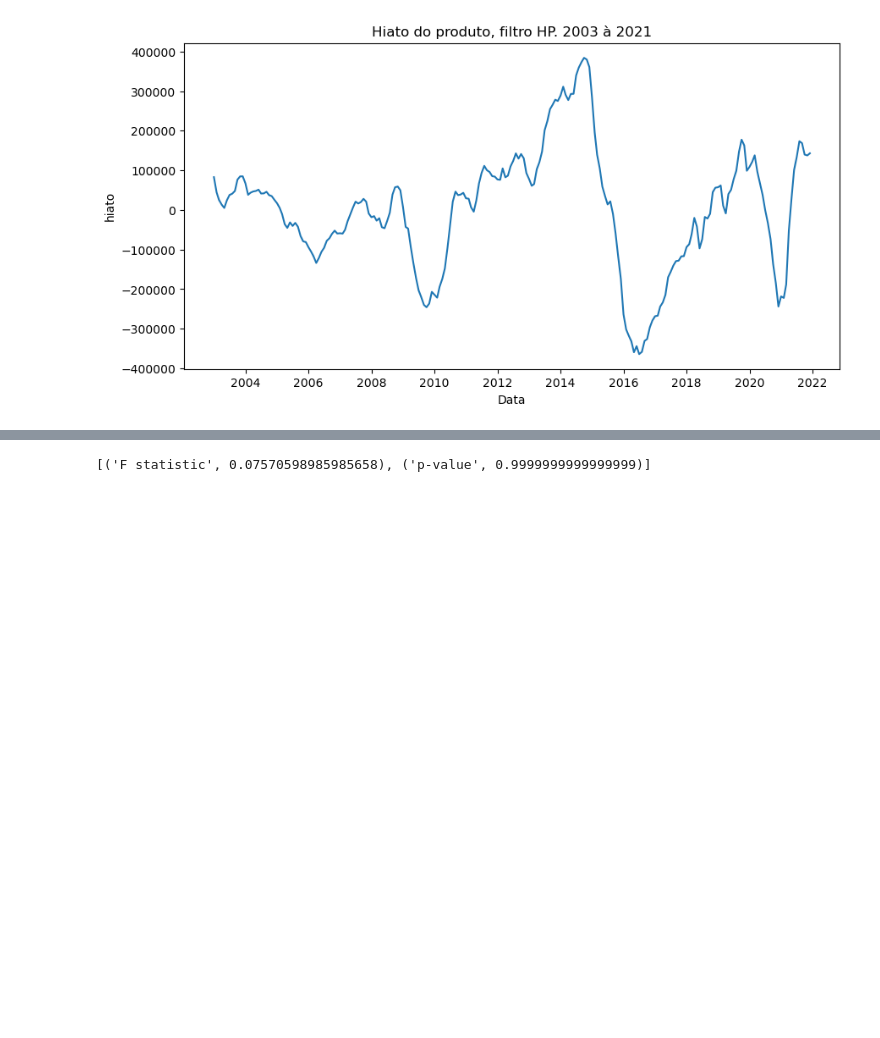
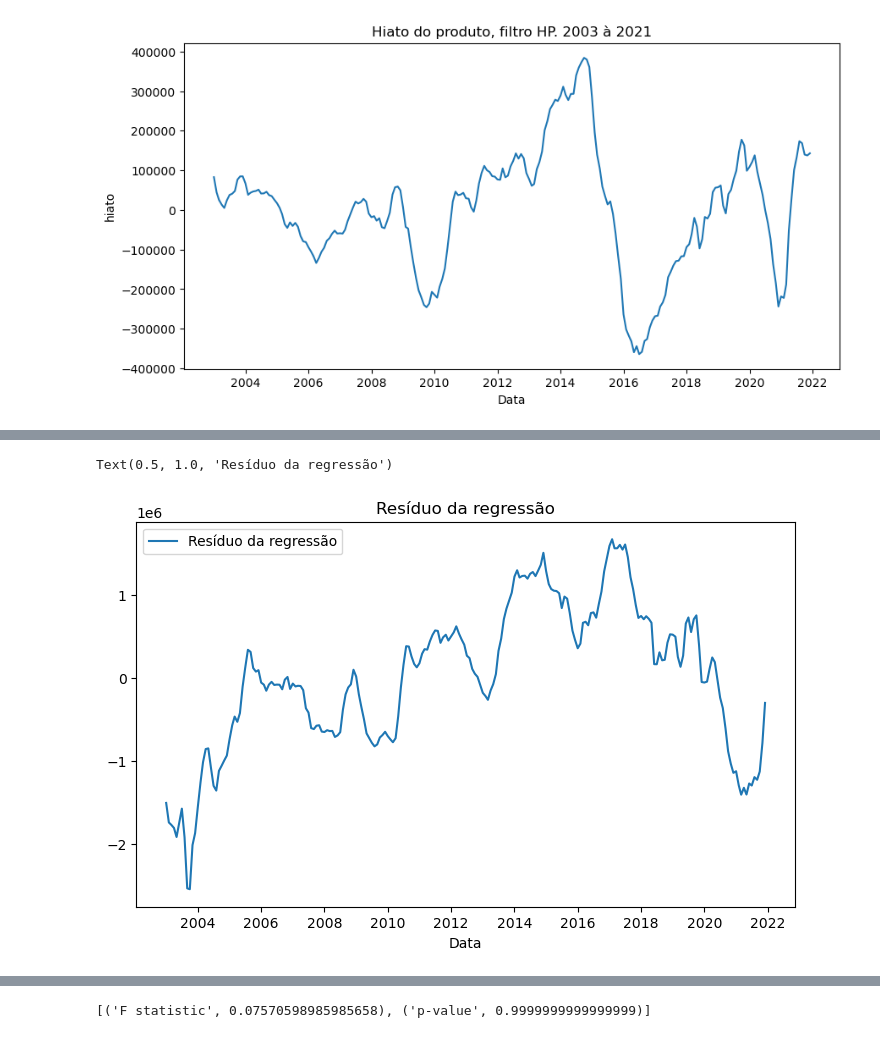
Before and after one commit to rehpires/EconometriaUFPB-2022, a Jupyter notebook: Script.ipynb, the cells around one changed output, grey strips where cells are left out. Saved outputs shown, nothing was run; the diff lists cells and outputs as text; code cells hidden in the pictures; blank space fills up the shorter version.

```diff
--- a/Script.ipynb
+++ b/Script.ipynb
@@ -652,6 +664,15 @@ Prob(Omnibus):              0.068              Jarque-Bera (JB):             5.4
 Skew:                       -0.361             Prob(JB):                     0.064
 Kurtosis:                   2.762              Condition No.:                33
 ==================================================================================
+# %%
+plt.rcParams["figure.figsize"] = (8.5,5)
+fig, ax = plt.subplots(1,1)
+
+sns.lineplot(data=result2.resid,dashes=True,label = "Resíduo da regressão")
+ax.set_title("Resíduo da regressão")
+# %% [output]
+Text(0.5, 1.0, 'Resíduo da regressão')
+[figure, added]
 # %%
 #teste park, regressão com log do erro pelo log Selic Real (transformada)
 
```
Also changed, not shown: parts of 7 cells of this notebook.
